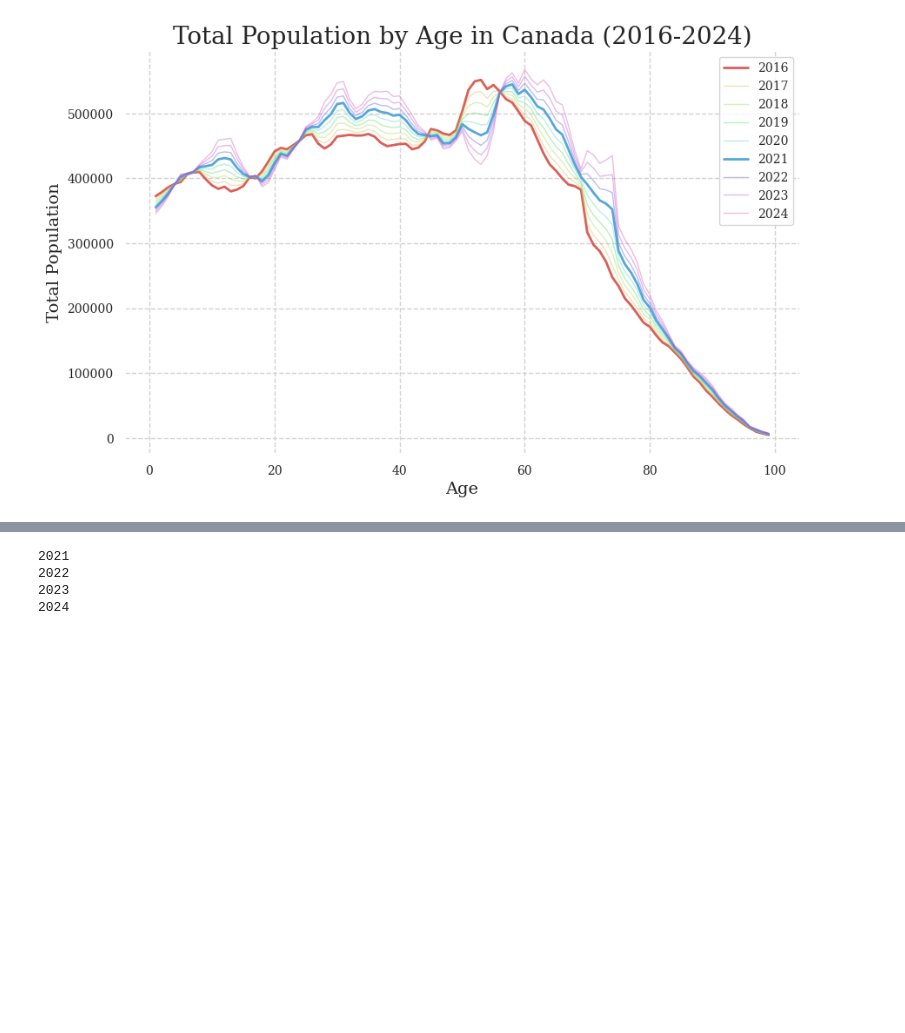
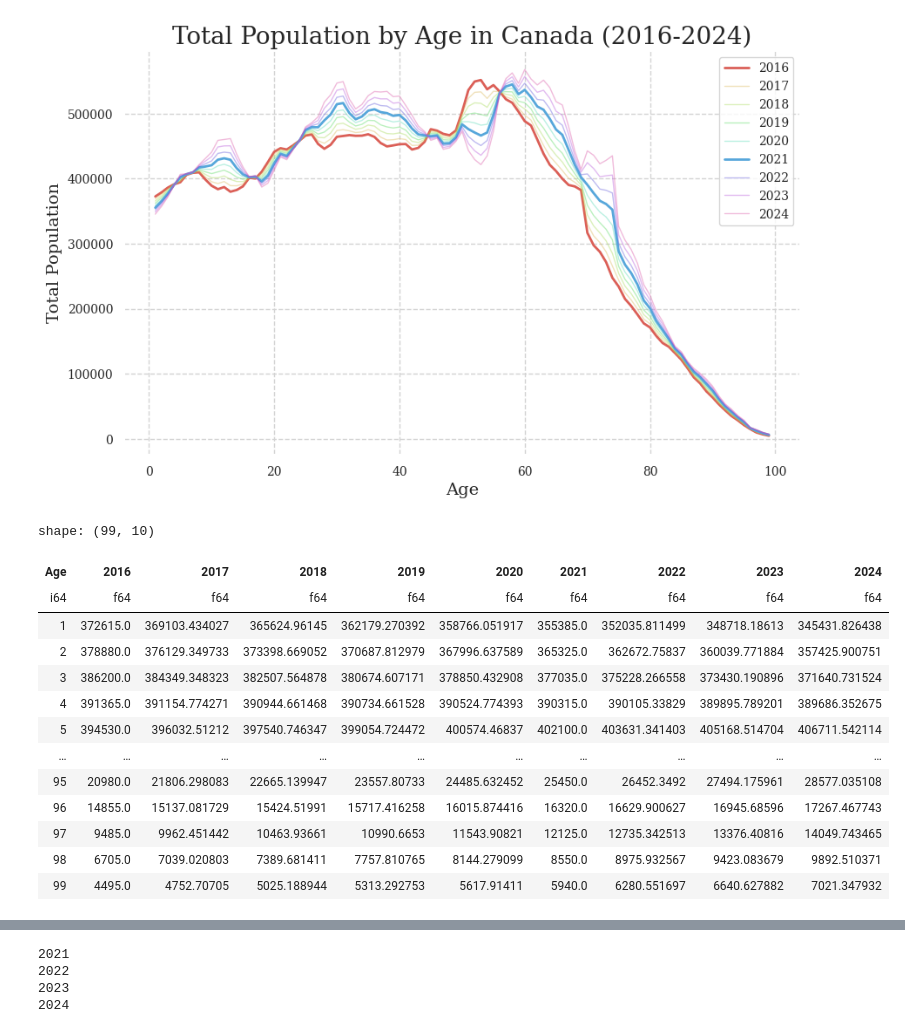
Before and after one commit to nuriaarroyo/Empirical-Bayes-Age-Specific-Risk-and-SOC-Prediction-for-Cephalosporin-ADRs-with-Support-App, a Jupyter notebook: notebooks/04_population_distribution/02 data demonstration.ipynb, the cells around one changed output, grey strips where cells are left out. Saved outputs shown, nothing was run; the diff lists cells and outputs as text; code cells hidden in the pictures; blank space fills up the shorter version.

```diff
--- a/notebooks/04_population_distribution/02 data demonstration.ipynb
+++ b/notebooks/04_population_distribution/02 data demonstration.ipynb
@@ -500,3 +498,30 @@ plt.savefig('visualizations/canada/01_06.pdf', bbox_inches='tight')
 plt.show()
 # %% [output]
 [figure]
+# %%
+
+
+df_tabla = (
+    canada_interp_total
+    .filter(pl.col("Census Year").is_between(2016, 2024))
+    .select(["Census Year", "Age", "Total"])
+    .pivot(values="Total", index="Age", columns="Census Year")
+    .sort("Age")
+)
+
+df_tabla
+# %% [output]
+shape: (99, 10)
+| Age | 2016 | 2017 | 2018 | 2019 | 2020 | 2021 | 2022 | 2023 | 2024 |
+| i64 | f64 | f64 | f64 | f64 | f64 | f64 | f64 | f64 | f64 |
+| 1 | 372615.0 | 369103.434027 | 365624.96145 | 362179.270392 | 358766.051917 | 355385.0 | 352035.811499 | 348718.18613 | 345431.826438 |
+| 2 | 378880.0 | 376129.349733 | 373398.669052 | 370687.812979 | 367996.637589 | 365325.0 | 362672.75837 | 360039.771884 | 357425.900751 |
+| 3 | 386200.0 | 384349.348323 | 382507.564878 | 380674.607171 | 378850.432908 | 377035.0 | 375228.266558 | 373430.190896 | 371640.731524 |
+| 4 | 391365.0 | 391154.774271 | 390944.661468 | 390734.661528 | 390524.774393 | 390315.0 | 390105.33829 | 389895.789201 | 389686.352675 |
+| 5 | 394530.0 | 396032.51212 | 397540.746347 | 399054.724472 | 400574.46837 | 402100.0 | 403631.341403 | 405168.514704 | 406711.542114 |
+| … | … | … | … | … | … | … | … | … | … |
+| 95 | 20980.0 | 21806.298083 | 22665.139947 | 23557.80733 | 24485.632452 | 25450.0 | 26452.3492 | 27494.175961 | 28577.035108 |
+| 96 | 14855.0 | 15137.081729 | 15424.51991 | 15717.416258 | 16015.874416 | 16320.0 | 16629.900627 | 16945.68596 | 17267.467743 |
+| 97 | 9485.0 | 9962.451442 | 10463.93661 | 10990.6653 | 11543.90821 | 12125.0 | 12735.342513 | 13376.40816 | 14049.743465 |
+| 98 | 6705.0 | 7039.020803 | 7389.681411 | 7757.810765 | 8144.279099 | 8550.0 | 8975.932567 | 9423.083679 | 9892.510371 |
+| 99 | 4495.0 | 4752.70705 | 5025.188944 | 5313.292753 | 5617.91411 | 5940.0 | 6280.551697 | 6640.627882 | 7021.347932 |
```
Also changed, not shown: parts of 9 cells of this notebook, 5 other files.
